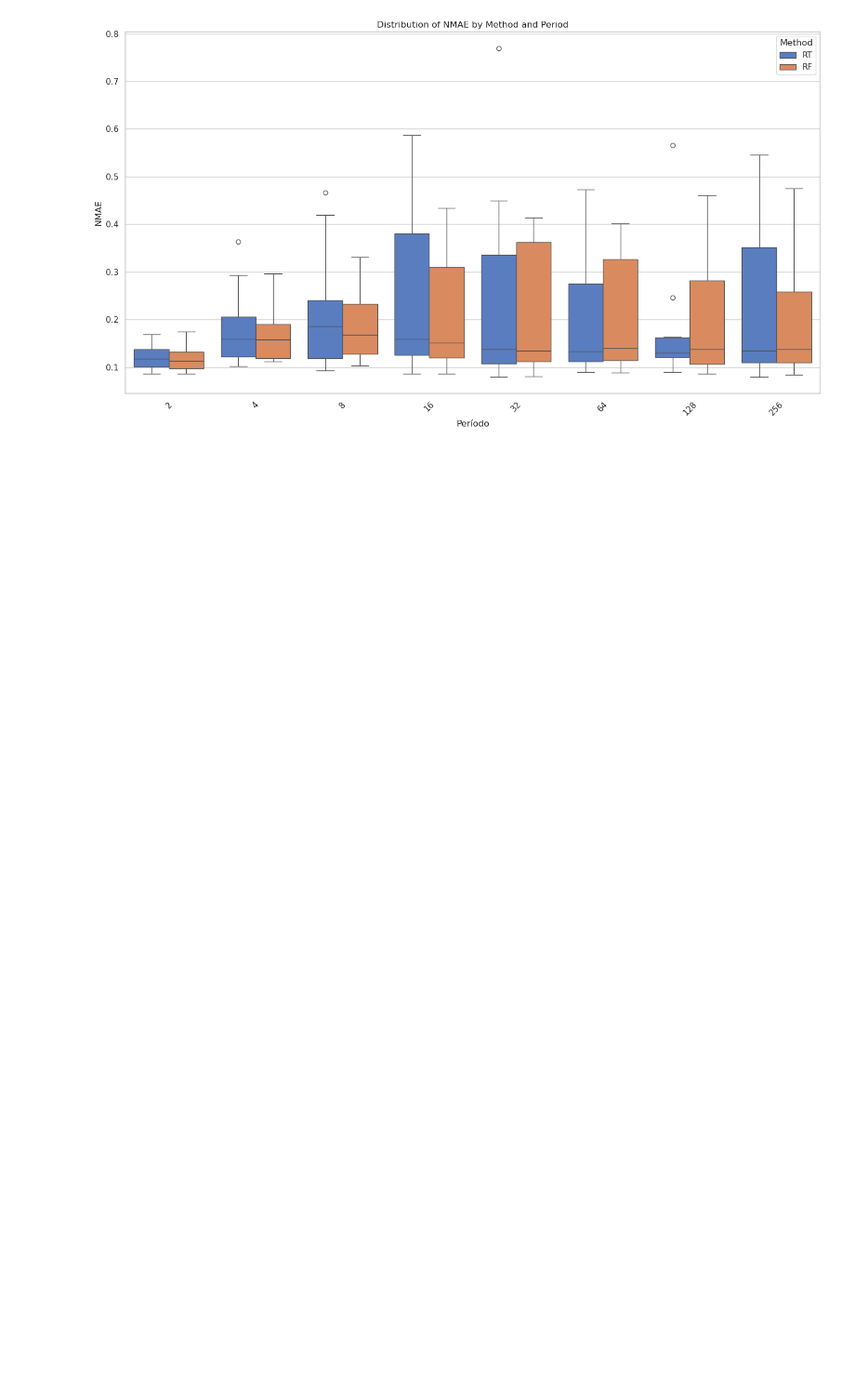
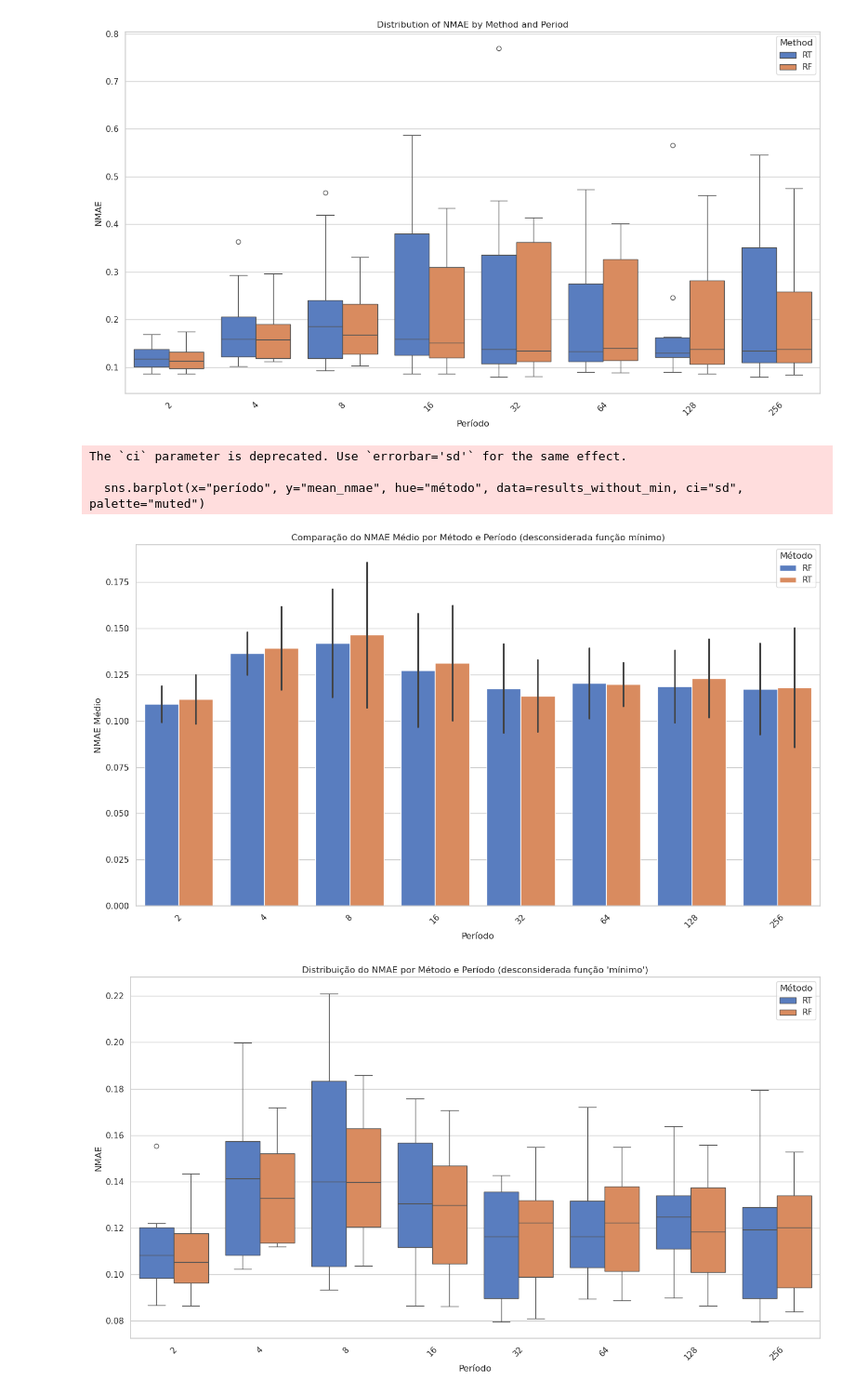
Before and after one commit to DaviVilarinho/ic-intervalo-qos, a Jupyter notebook: AnalisePeriodicidadeAgregada.ipynb, the cells around one changed output. Shown at 93% size. Saved outputs shown, nothing was run; the diff lists cells and outputs as text; code cells hidden in the pictures; blank space fills up the shorter version.

Commit message:
feat: barplot

```diff
--- a/AnalisePeriodicidadeAgregada.ipynb
+++ b/AnalisePeriodicidadeAgregada.ipynb
@@ -76,3 +76,47 @@ The `ci` parameter is deprecated. Use `errorbar='sd'` for the same effect.
   sns.barplot(x="período", y="mean_nmae", hue="método", data=results, ci="sd", palette="muted")
 [figure]
 [figure]
+# %%
+data_without_min = data[data["função"] != "mínimo"]
+
+results_without_min = (
+    data_without_min.groupby(["período", "função", "método"])
+    .agg(mean_nmae=("nmae", "mean"), std_nmae=("nmae", "std"))
+    .reset_index()
+)
+
+results_without_min["nmae_pm"] = results_without_min.apply(
+    lambda row: f"{round(100 * row['mean_nmae']):.0f} \pm {round(100*row['std_nmae']):.0f}", axis=1
+)
+
+plt.figure(figsize=(14, 8))
+sns.set(style="whitegrid")
+
+sns.barplot(x="período", y="mean_nmae", hue="método", data=results_without_min, ci="sd", palette="muted")
+
+plt.xlabel("Período")
+plt.ylabel("NMAE Médio")
+plt.title("Comparação do NMAE Médio por Método e Período (desconsiderada função mínimo)")
+plt.legend(title="Método")
+plt.xticks(rotation=45)
+plt.tight_layout()
+
+plt.show()
+
+plt.figure(figsize=(14, 8))
+sns.boxplot(x="período", y="nmae", hue="método", data=data_without_min, palette="muted")
+
+plt.xlabel("Período")
+plt.ylabel("NMAE")
+plt.title("Distribuição do NMAE Janelas-F-X por Método e Período (desconsiderada função 'mínimo')")
+plt.legend(title="Método")
+plt.xticks(rotation=45)
+plt.tight_layout()
+
+plt.show()
+# %% [output]
+The `ci` parameter is deprecated. Use `errorbar='sd'` for the same effect.
+
+  sns.barplot(x="período", y="mean_nmae", hue="método", data=results_without_min, ci="sd", palette="muted")
+[figure, added]
+[figure, added]
```
Also changed, not shown: parts of 1 cell of this notebook.
